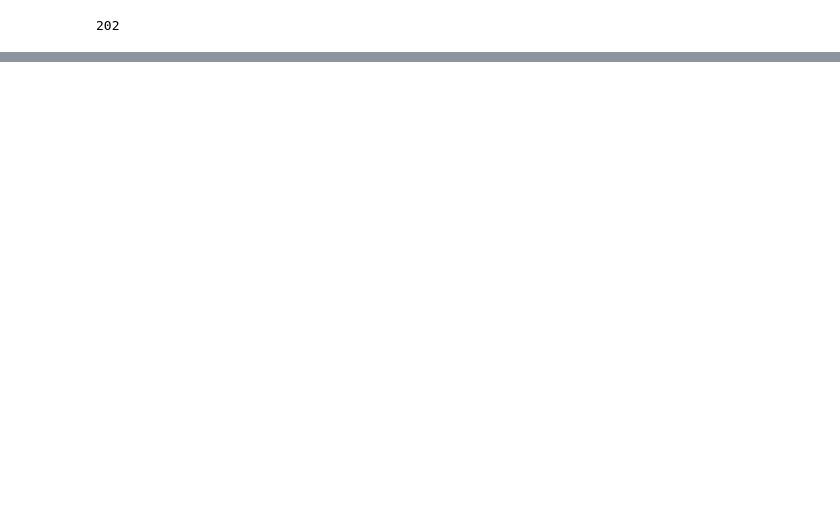
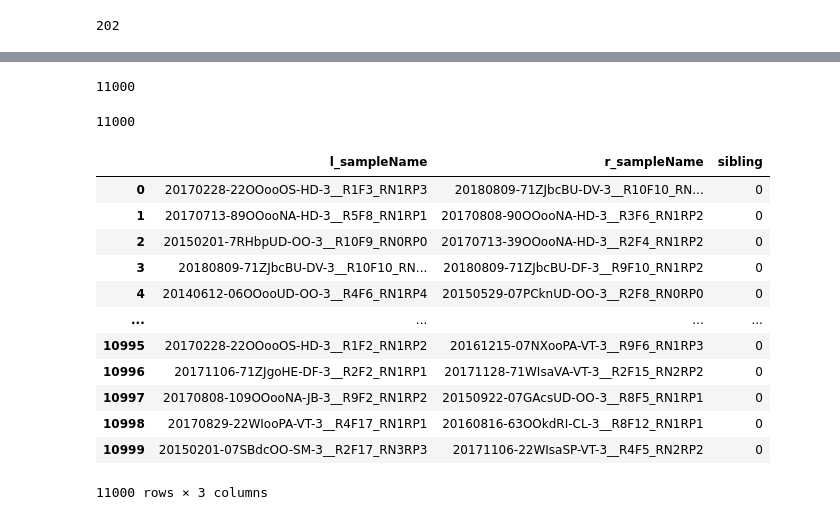
Before and after one commit to sharyar/DerdaLab-Project2, a Jupyter notebook: 01_Data-Processing/TrimerPairWiseDFGenerator.ipynb, the cells around one changed output, grey strips where cells are left out. Cells and saved outputs as stored; diff of their text form; code cells hidden in the pictures; blank space fills up the shorter version.

Commit message:
feat: completes pairwise data generation logic. Needs to be cleaned up

```diff
--- a/01_Data-Processing/TrimerPairWiseDFGenerator.ipynb
+++ b/01_Data-Processing/TrimerPairWiseDFGenerator.ipynb
@@ -298,0 +319,3 @@ Couple of ways of doing this:
+# %%
+permutation_non_sibling = permutation_all.difference(permutation_list_naive)
+permutation_non_sibling = permutation_non_sibling.difference(permutation_list_selected)
@@ -298,0 +334,30 @@ Couple of ways of doing this:
+# %%
+random_sample_non_sibling = sample(permutation_non_sibling, 11000)
+# %%
+l_non_sibling, r_non_sibling = zip(*random_sample_non_sibling)
+# %%
+len(l_non_sibling)
+# %% [output]
+11000
+# %%
+len(r_non_sibling)
+# %% [output]
+11000
+# %%
+non_sibling_df = generate_df_combined(data_start, l_non_sibling, r_non_sibling, 0)
+# %%
+non_sibling_df[['l_sampleName', 'r_sampleName', 'sibling']]
+# %% [output]
+|  | l_sampleName | r_sampleName | sibling |
+| 0 | 20170228-22OOooOS-HD-3__R1F3_RN1RP3 | 20180809-71ZJbcBU-DV-3__R10F10_RN... | 0 |
+| 1 | 20170713-89OOooNA-HD-3__R5F8_RN1RP1 | 20170808-90OOooNA-HD-3__R3F6_RN1RP2 | 0 |
+| 2 | 20150201-7RHbpUD-OO-3__R10F9_RN0RP0 | 20170713-39OOooNA-HD-3__R2F4_RN1RP2 | 0 |
+| 3 | 20180809-71ZJbcBU-DV-3__R10F10_RN... | 20180809-71ZJbcBU-DF-3__R9F10_RN1RP2 | 0 |
+| 4 | 20140612-06OOooUD-OO-3__R4F6_RN1RP4 | 20150529-07PCknUD-OO-3__R2F8_RN0RP0 | 0 |
+| ... | ... | ... | ... |
+| 10995 | 20170228-22OOooOS-HD-3__R1F2_RN1RP2 | 20161215-07NXooPA-VT-3__R9F6_RN1RP3 | 0 |
+| 10996 | 20171106-71ZJgoHE-DF-3__R2F2_RN1RP1 | 20171128-71WIsaVA-VT-3__R2F15_RN2RP2 | 0 |
+| 10997 | 20170808-109OOooNA-JB-3__R9F2_RN1RP2 | 20150922-07GAcsUD-OO-3__R8F5_RN1RP1 | 0 |
+| 10998 | 20170829-22WIooPA-VT-3__R4F17_RN1RP1 | 20160816-63OOkdRI-CL-3__R8F12_RN1RP1 | 0 |
+| 10999 | 20150201-07SBdcOO-SM-3__R2F17_RN3RP3 | 20171106-22WIsaSP-VT-3__R4F5_RN2RP2 | 0 |
+11000 rows × 3 columns
```
Also changed, not shown: parts of 24 cells of this notebook.
